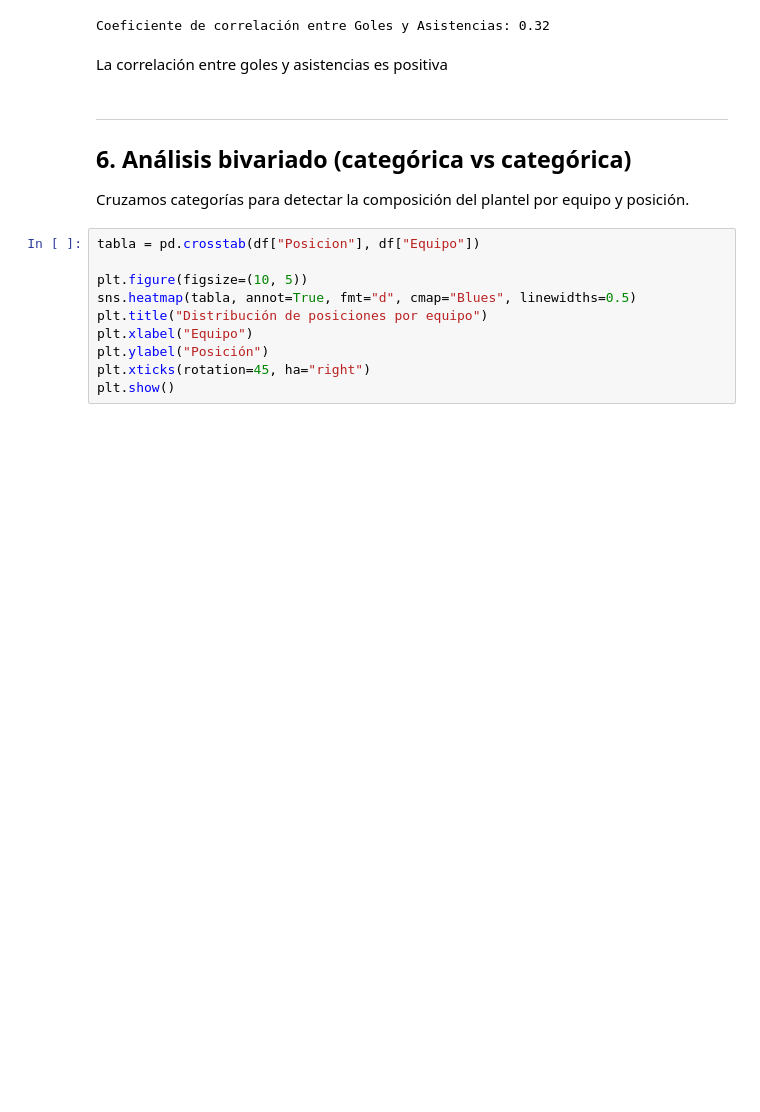
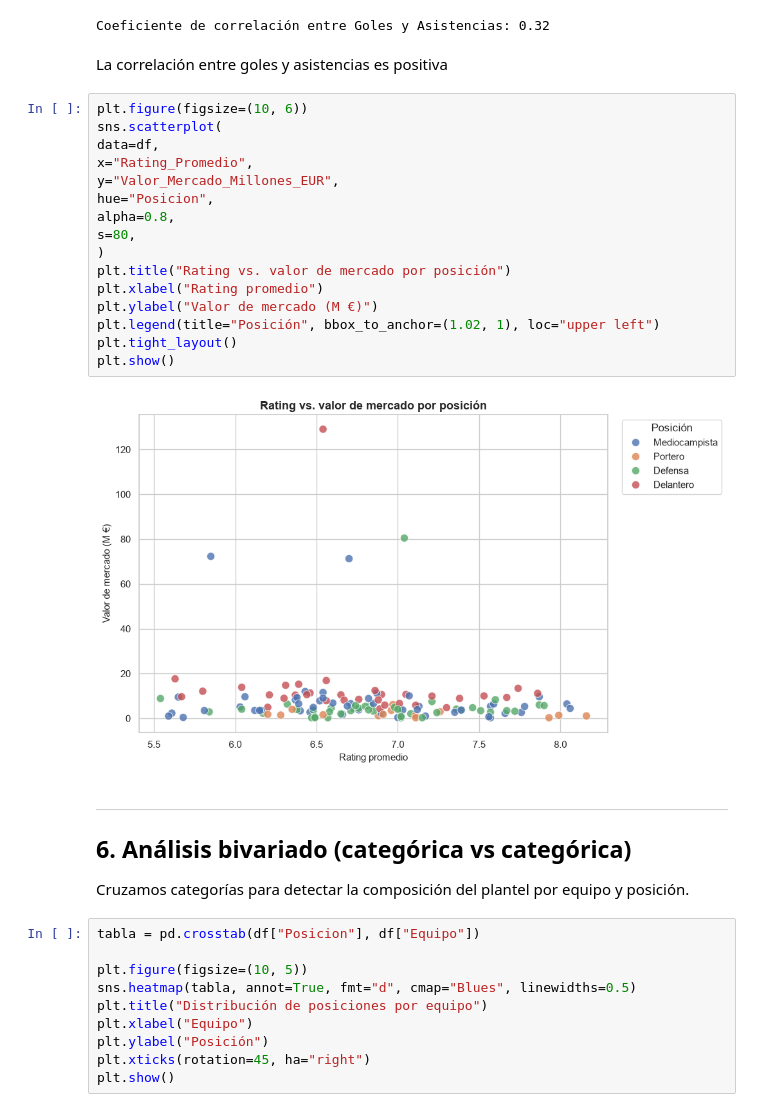
Before and after one commit to freddytm11/Analitica-de-datos, a Jupyter notebook: Laboratorio_EDA_Futbol_Jugadores.ipynb, the cells around one changed output. Drawn from its saved outputs; the diff is of its cells as text; blank space fills up the shorter version.

```diff
--- a/Laboratorio_EDA_Futbol_Jugadores.ipynb
+++ b/Laboratorio_EDA_Futbol_Jugadores.ipynb
@@ -323,6 +323,24 @@ print(f"Coeficiente de correlación entre Goles y Asistencias: {corr:.2f}")
 Coeficiente de correlación entre Goles y Asistencias: 0.32
 # %% [markdown]
 La correlación entre goles y asistencias es positiva
+# %%
+plt.figure(figsize=(10, 6))
+sns.scatterplot(
+data=df,
+x="Rating_Promedio",
+y="Valor_Mercado_Millones_EUR",
+hue="Posicion",
+alpha=0.8,
+s=80,
+)
+plt.title("Rating vs. valor de mercado por posición")
+plt.xlabel("Rating promedio")
+plt.ylabel("Valor de mercado (M €)")
+plt.legend(title="Posición", bbox_to_anchor=(1.02, 1), loc="upper left")
+plt.tight_layout()
+plt.show()
+# %% [output]
+[figure, added]
 # %% [markdown]
 ---
 ## 6. Análisis bivariado (categórica vs categórica)
```
Also changed, not shown: parts of 1 cell of this notebook.
